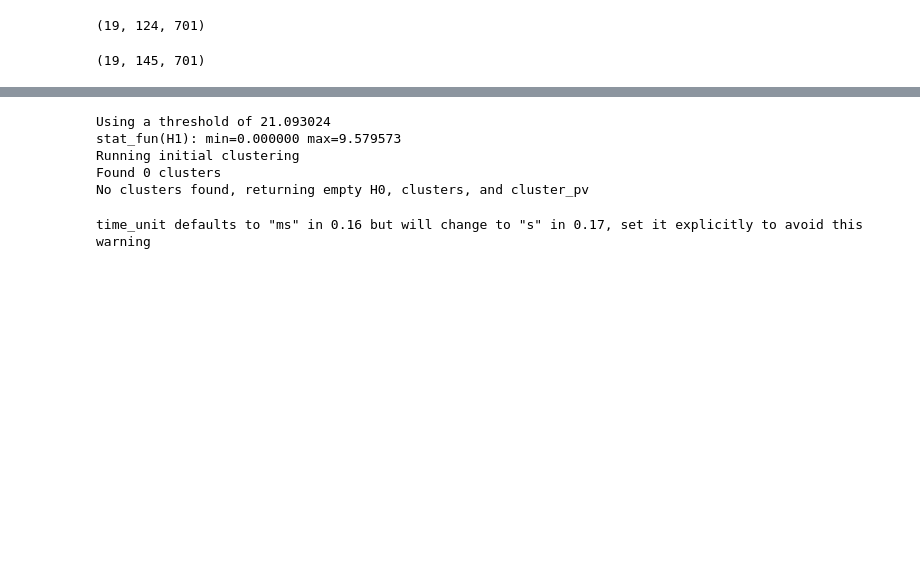
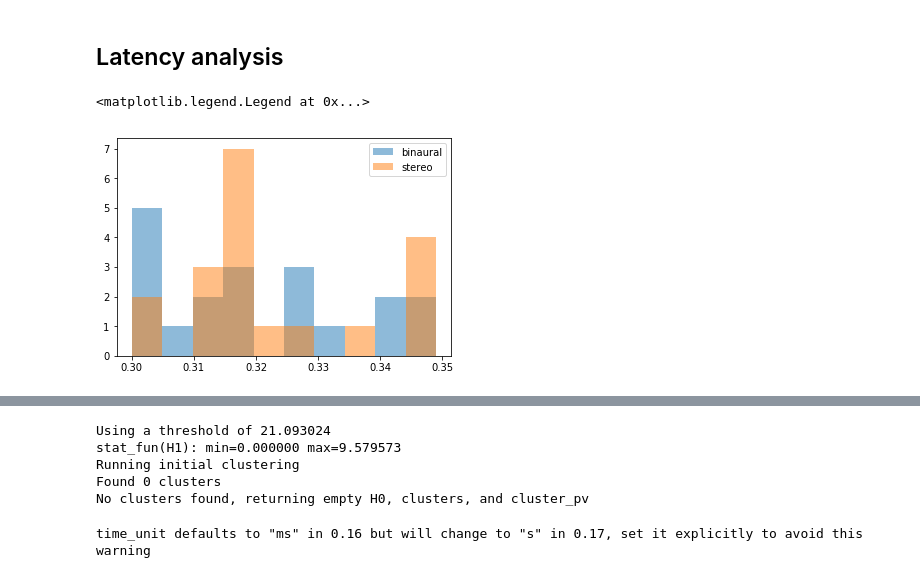
Before and after one commit to nicofarr/eeg4sounds, a Jupyter notebook: oddball/ERP_grav_statistics.ipynb, the cells around one changed output, grey strips where cells are left out. Saved outputs shown, nothing was run; the diff lists cells and outputs as text; code cells hidden in the pictures; blank space fills up the shorter version.

```diff
--- a/oddball/ERP_grav_statistics.ipynb
+++ b/oddball/ERP_grav_statistics.ipynb
@@ -28,9 +28,30 @@ def _matstruc2mne(matstruct,ch_names=None):
         ch_names=list(matstruct.label)
 
     myinfo = mne.create_info(ch_names=ch_names,sfreq=1/(matstruct.time[1] - matstruct.time[0]),ch_types='eeg')
-    ev_arr = mne.EvokedArray(matstruct.individual.mean(axis=0),myinfo)
+    ev_arr = mne.EvokedArray(matstruct.individual.mean(axis=0),myinfo,tmin=-0.2) ### Specific to this dataset, 200ms baseline
     ev_arr.set_montage(mne.channels.read_montage("EGI_256"))
     return ev_arr
+
+
+def _matstruc2latency(matstruct,peak_tmin,peak_tmax,ch_names=None):
+
+    if ch_names is None:
+        ch_names=list(matstruct.label)
+
+    myinfo = mne.create_info(ch_names=ch_names,sfreq=1/(matstruct.time[1] - matstruct.time[0]),ch_types='eeg')
+
+    all_chpeaks = []
+    all_lat = []
+    all_amp = []
+    for mat in matstruct.individual:
+
+        ev_arr = mne.EvokedArray(mat,myinfo,tmin=-0.2) ### Specific to this dataset, 200ms baseline
+        ev_arr.set_montage(mne.channels.read_montage("EGI_256"))
+        chpeak,lat,amp = ev_arr.get_peak(tmin=peak_tmin,tmax=peak_tmax,return_amplitude=True,mode='neg')
+        all_lat.append(lat)
+        all_chpeaks.append(chpeak)
+        all_amp.append(amp)
+    return all_chpeaks,all_lat,all_amp
 
 
 def _matstruc2mne_epochs(matstruct,ch_names=None):
@@ -39,6 +60,6 @@ def _matstruc2mne_epochs(matstruct,ch_names=None):
         ch_names=list(matstruct.label)
 
     myinfo = mne.create_info(ch_names=ch_names,sfreq=1/(matstruct.time[1] - matstruct.time[0]),ch_types='eeg')
-    ev_arr = mne.EpochsArray(matstruct.individual,myinfo)
+    ev_arr = mne.EpochsArray(matstruct.individual,myinfo,tmin=-0.2) ### Specific to this dataset, 200ms baseline
     ev_arr.set_montage(mne.channels.read_montage("EGI_256"))
     return ev_arr
@@ -101,8 +123,0 @@ Dropped the following channels:
-# %%
-epochs_bin_dev.get_data().shape
-# %% [output]
-(19, 124, 701)
-# %%
-mat_bin_dev.individual.shape
-# %% [output]
-(19, 145, 701)
@@ -123,0 +124,18 @@ X_stan = [epochs_bin_std.get_data().transpose(0, 2, 1),
+# %% [markdown]
+Latency analysis
+--
+# %%
+peak_tmin = 0.30
+peak_tmax = 0.35
+ch_lat_bin_dev,lat_bin_dev,amp_bin_dev = _matstruc2latency(mat_bin_dev,peak_tmin=peak_tmin,peak_tmax=peak_tmax)
+#ev_bin_std = _matstruc2latency(mat_bin_std)
+
+ch_lat_ste_dev,lat_ste_dev,amp_ste_dev = _matstruc2latency(mat_ste_dev,peak_tmin=peak_tmin,peak_tmax=peak_tmax)
+#ev_ste_std = _matstruc2latency(mat_ste_std)
+# %%
+plt.hist(lat_bin_dev,alpha=0.5)
+plt.hist(lat_ste_dev,alpha=0.5)
+plt.legend(['binaural','stereo'])
+# %% [output]
+<matplotlib.legend.Legend at 0x...>
+[figure, added]
```
Also changed, not shown: parts of 40 cells of this notebook.
